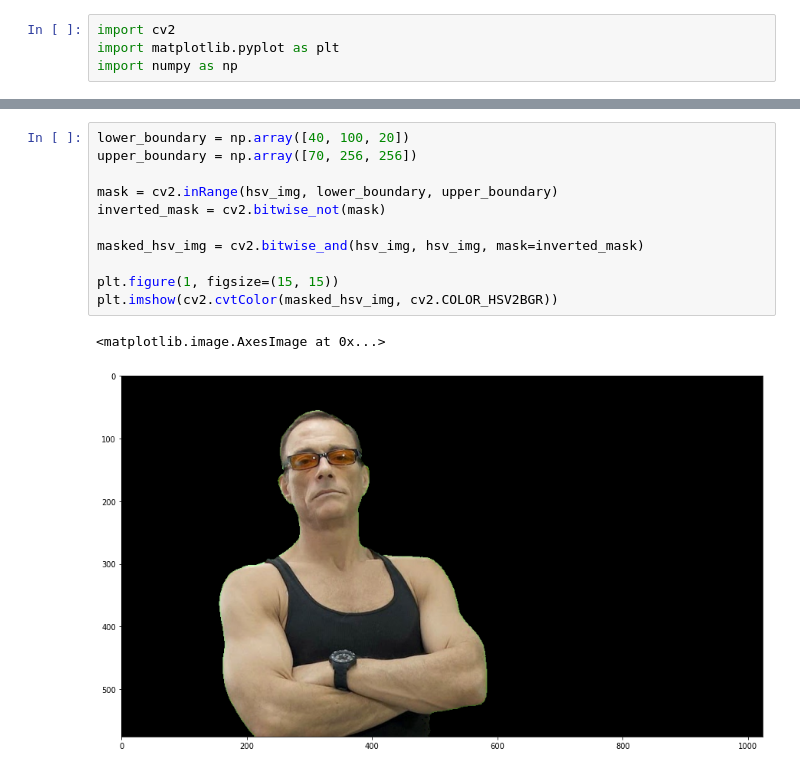
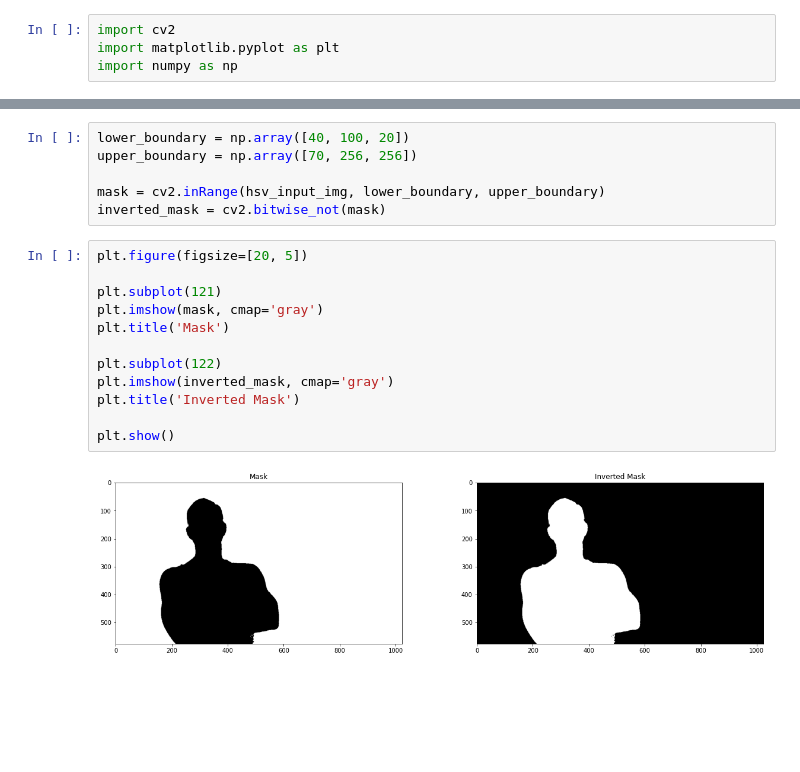
Before and after one commit to JV-Amorim/background-swapper, a Jupyter notebook: background-swapper.ipynb, the cells around one changed output, grey strips where cells are left out. Drawn from its saved outputs; the diff is of its cells as text; blank space fills up the shorter version.

```diff
--- a/background-swapper.ipynb
+++ b/background-swapper.ipynb
@@ -38,13 +75,19 @@ plt.show()
 lower_boundary = np.array([40, 100, 20])
 upper_boundary = np.array([70, 256, 256])
 
-mask = cv2.inRange(hsv_img, lower_boundary, upper_boundary)
+mask = cv2.inRange(hsv_input_img, lower_boundary, upper_boundary)
 inverted_mask = cv2.bitwise_not(mask)
-
-masked_hsv_img = cv2.bitwise_and(hsv_img, hsv_img, mask=inverted_mask)
-
-plt.figure(1, figsize=(15, 15))
-plt.imshow(cv2.cvtColor(masked_hsv_img, cv2.COLOR_HSV2BGR))
-# %% [output]
-<matplotlib.image.AxesImage at 0x...>
-[figure, removed]
+# %%
+plt.figure(figsize=[20, 5])
+
+plt.subplot(121)
+plt.imshow(mask, cmap='gray')
+plt.title('Mask')
+
+plt.subplot(122)
+plt.imshow(inverted_mask, cmap='gray')
+plt.title('Inverted Mask')
+
+plt.show()
+# %% [output]
+[figure, added]
```
Also changed, not shown: parts of 18 cells of this notebook, 8 other files.
